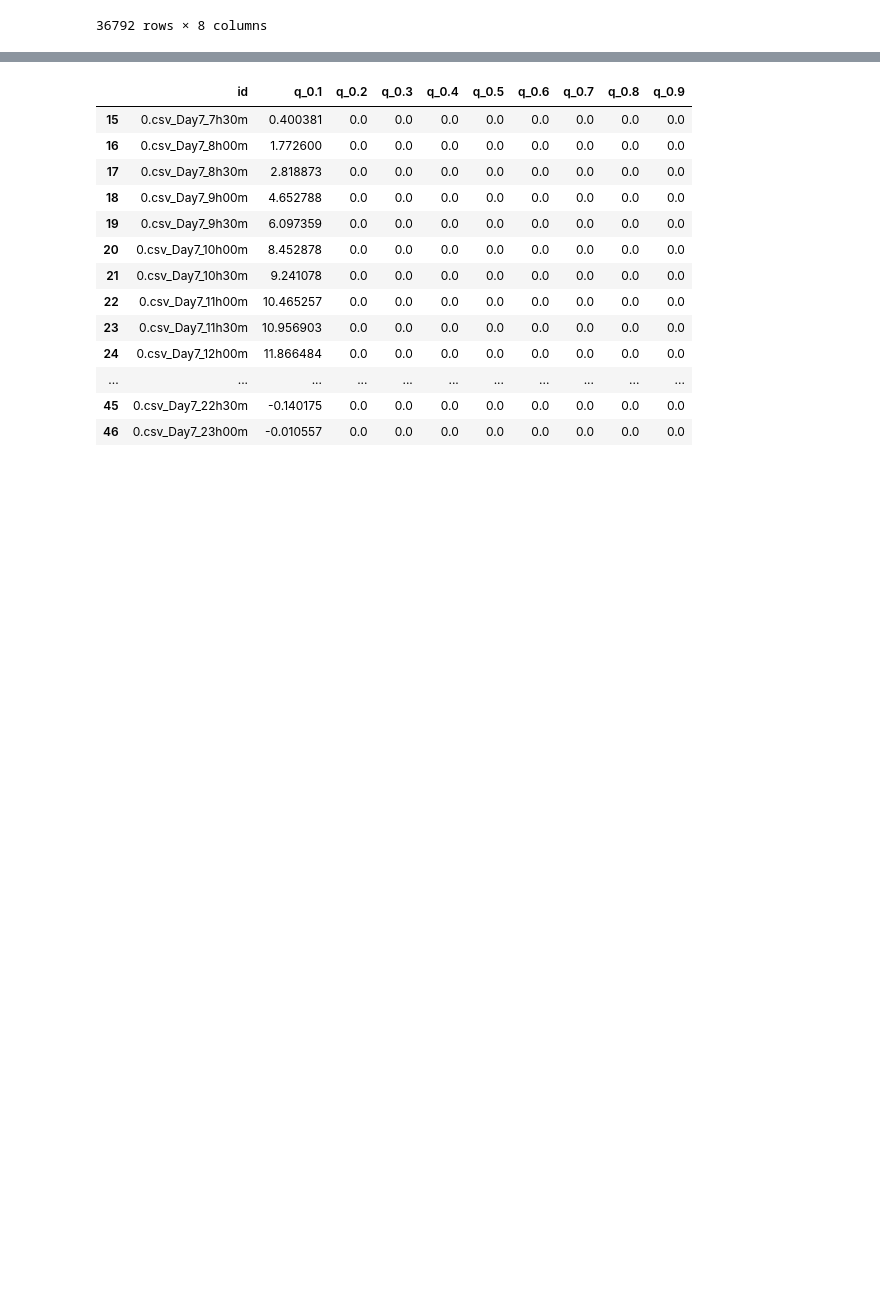
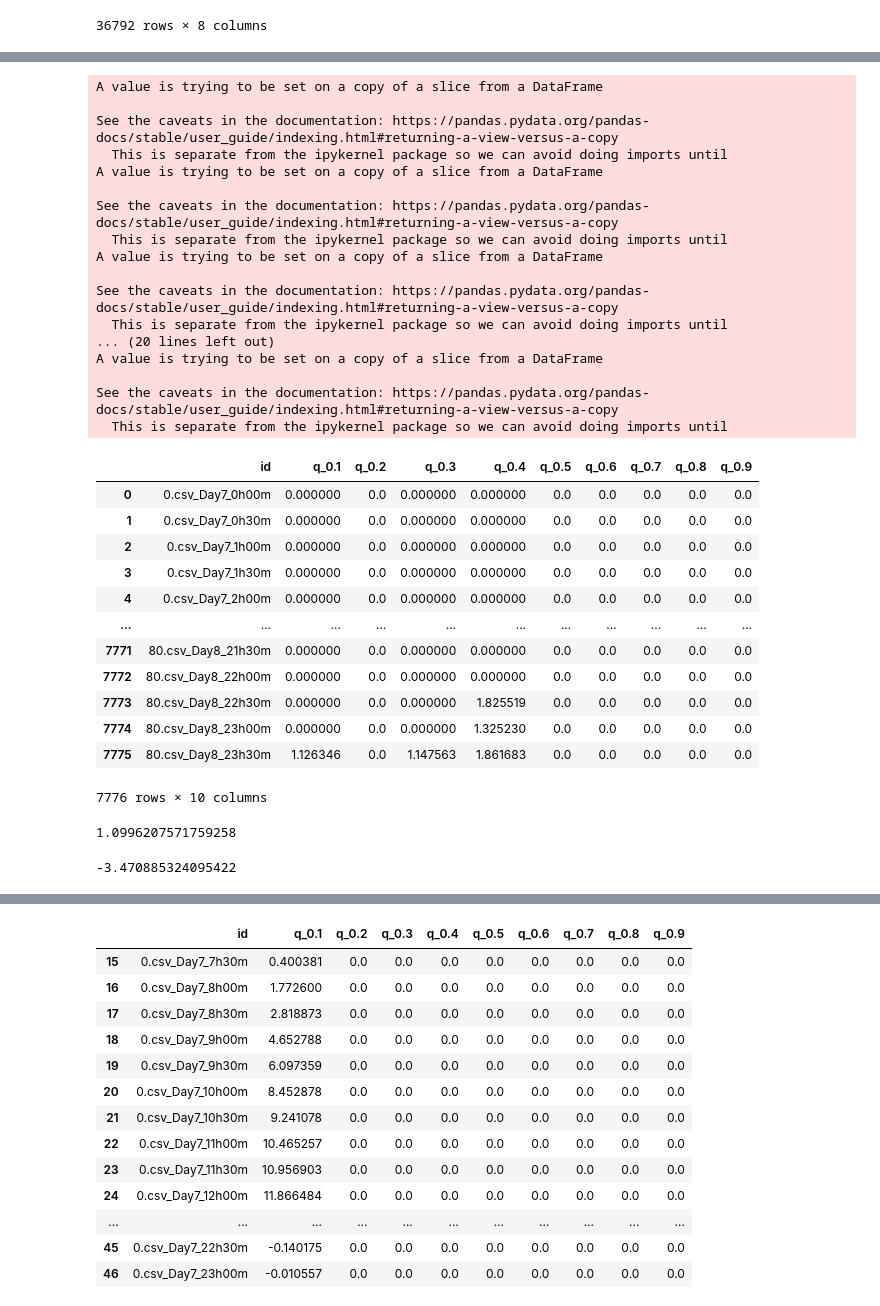
Before and after one commit to parkjuida/dacon, a Jupyter notebook: 235680/runner.ipynb, the cells around one changed output, grey strips where cells are left out. Cells and saved outputs as stored; diff of their text form; code cells hidden in the pictures; blank space fills up the shorter version.

```diff
--- a/235680/runner.ipynb
+++ b/235680/runner.ipynb
@@ -49,5 +93,24 @@ train_df
 # %%
-cutter = ["DHI", "DNI", "GHI", "DHI_min_max_scaled", "DNI_min_max_scaled", "GHI_min_max_scaled", "scaled_TARGET", "TARGET",]
+cutter = [
+    "DHI",
+    "DNI",
+#     "WS",
+#     "RH",
+#     "T",
+#     "Day_sin",
+#     "Day_cos",
+#     "Hour_sin",
+#     "Hour_cos",
+    "GHI",
+    "DHI_min_max_scaled",
+    "DNI_min_max_scaled",
+    "GHI_min_max_scaled",
+#     "WS_min_max_scaled",
+#     "RH_min_max_scaled",
+#     "T_min_max_scaled",
+    "scaled_TARGET",
+    "TARGET",
+]
 train_df = train_df[cutter]
 valid_df = valid_df[cutter]
 test_df = test_df[cutter]
@@ -101,15 +156,15 @@ predict_df = load_test_features(predict_df, 48)
 
 for i in range(1, 10):
     q = i/10
-    conv1 = Convolution1D(ONE_DAY_STEPS, OUTPUT_STEPS, 7)
+    conv1 = Convolution1D(ONE_DAY_STEPS, OUTPUT_STEPS, 17)
 
     compile_and_fit_with_pinball_loss(conv1, one_days_window_label_columns, q)
     conv1.evaluate(one_days_window_label_columns.test, verbose=0)
-    predict_np = predict_df.reshape(-1, 48, 7)
+    predict_np = predict_df.reshape(-1, 48, 17)
     pred_y = conv1.predict(predict_np)[:, :, -1]
     submission_df[f"q_{q}"] = pred_y.reshape(-1)
 
-to_submission_csv(submission_df, "conv1_not_scaled_target_using_target.csv")
+to_submission_csv(submission_df, "conv1d_all_feature_target.csv")
 # %% [output]
 ratio should be 3 length list, example: [0.6, 0.3, 0.1]
 sum of ration should be 1, example: [0.7, 0.2, 0.1]
@@ -131,0 +186,2 @@ KeyboardInterrupt:
+# %%
+submission_df = pd.read_csv("data/submission/conv1d_all_feature_target.csv_2020-12-30 12_03_55.958013.csv")
@@ -131,0 +207,49 @@ KeyboardInterrupt:
+# %%
+for i in range(1, 10):
+    q = i/10
+    submission_df[f"q_{q}"][submission_df[f"q_{q}"] < 1] = 0
+submission_df
+# %% [output]
+A value is trying to be set on a copy of a slice from a DataFrame
+
+See the caveats in the documentation: https://pandas.pydata.org/pandas-docs/stable/user_guide/indexing.html#returning-a-view-versus-a-copy
+  This is separate from the ipykernel package so we can avoid doing imports until
+A value is trying to be set on a copy of a slice from a DataFrame
+
+See the caveats in the documentation: https://pandas.pydata.org/pandas-docs/stable/user_guide/indexing.html#returning-a-view-versus-a-copy
+  This is separate from the ipykernel package so we can avoid doing imports until
+A value is trying to be set on a copy of a slice from a DataFrame
+
+See the caveats in the documentation: https://pandas.pydata.org/pandas-docs/stable/user_guide/indexing.html#returning-a-view-versus-a-copy
+  This is separate from the ipykernel package so we can avoid doing imports until
+... (20 lines left out)
+A value is trying to be set on a copy of a slice from a DataFrame
+
+See the caveats in the documentation: https://pandas.pydata.org/pandas-docs/stable/user_guide/indexing.html#returning-a-view-versus-a-copy
+  This is separate from the ipykernel package so we can avoid doing imports until
+|  | id | q_0.1 | q_0.2 | q_0.3 | q_0.4 | q_0.5 | q_0.6 | q_0.7 | q_0.8 | q_0.9 |
+| 0 | 0.csv_Day7_0h00m | 0.000000 | 0.0 | 0.000000 | 0.000000 | 0.0 | 0.0 | 0.0 | 0.0 | 0.0 |
+| 1 | 0.csv_Day7_0h30m | 0.000000 | 0.0 | 0.000000 | 0.000000 | 0.0 | 0.0 | 0.0 | 0.0 | 0.0 |
+| 2 | 0.csv_Day7_1h00m | 0.000000 | 0.0 | 0.000000 | 0.000000 | 0.0 | 0.0 | 0.0 | 0.0 | 0.0 |
+| 3 | 0.csv_Day7_1h30m | 0.000000 | 0.0 | 0.000000 | 0.000000 | 0.0 | 0.0 | 0.0 | 0.0 | 0.0 |
+| 4 | 0.csv_Day7_2h00m | 0.000000 | 0.0 | 0.000000 | 0.000000 | 0.0 | 0.0 | 0.0 | 0.0 | 0.0 |
+| ... | ... | ... | ... | ... | ... | ... | ... | ... | ... | ... |
+| 7771 | 80.csv_Day8_21h30m | 0.000000 | 0.0 | 0.000000 | 0.000000 | 0.0 | 0.0 | 0.0 | 0.0 | 0.0 |
+| 7772 | 80.csv_Day8_22h00m | 0.000000 | 0.0 | 0.000000 | 0.000000 | 0.0 | 0.0 | 0.0 | 0.0 | 0.0 |
+| 7773 | 80.csv_Day8_22h30m | 0.000000 | 0.0 | 0.000000 | 1.825519 | 0.0 | 0.0 | 0.0 | 0.0 | 0.0 |
+| 7774 | 80.csv_Day8_23h00m | 0.000000 | 0.0 | 0.000000 | 1.325230 | 0.0 | 0.0 | 0.0 | 0.0 | 0.0 |
+| 7775 | 80.csv_Day8_23h30m | 1.126346 | 0.0 | 1.147563 | 1.861683 | 0.0 | 0.0 | 0.0 | 0.0 | 0.0 |
+7776 rows × 10 columns
+# %%
+(submission_df_1["q_0.1"] - submission_df["q_0.1"]).mean()
+# %% [output]
+1.0996207571759258
+# %%
+s = 0
+for i in range(1, 10):
+    q = i/10
+    s += (submission_df[f"q_{q}"] - submission_df_1[f"q_{q}"]).mean() * q
+
+s/10
+# %% [output]
+-3.470885324095422
```
Also changed, not shown: parts of 29 cells of this notebook, 4 other files.
